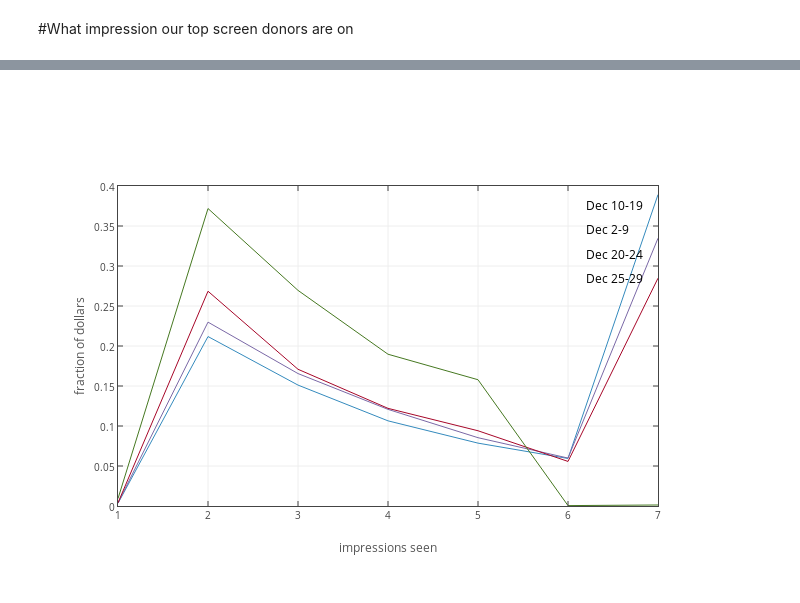
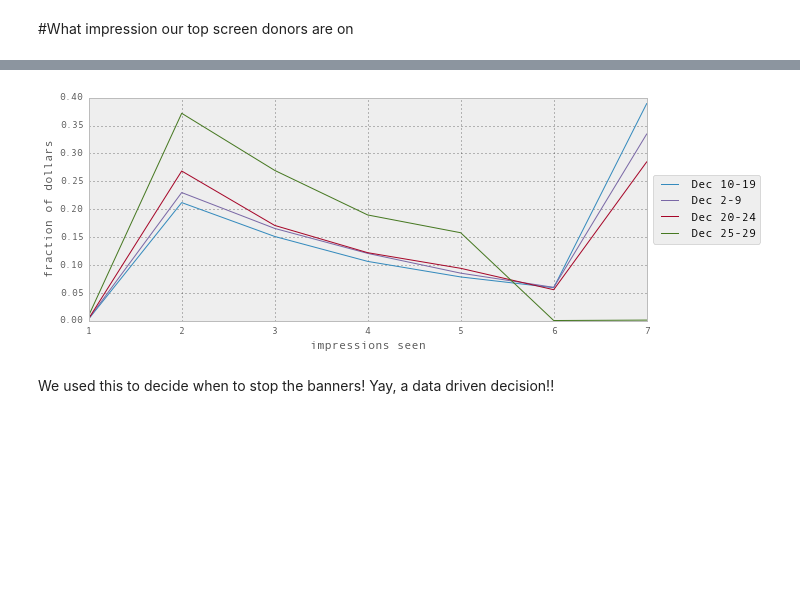
Before and after one commit to ewulczyn/wiki-misc, a Jupyter notebook: campaign_analysis/banner_impression_history.ipynb, the cells around one changed output, grey strips where cells are left out. Drawn from its saved outputs; the diff is of its cells as text; code cells hidden in the pictures; blank space fills up the shorter version.

```diff
--- a/campaign_analysis/banner_impression_history.ipynb
+++ b/campaign_analysis/banner_impression_history.ipynb
@@ -148,14 +187,15 @@ plot_by_impressions_seen(don,regs,**config)
 # %%
 
 config = {
     'normalize' : True,
     'max_impressions' : 6,
-    'interactive' : True,
     'amount' : True,
     'ylabel': 'fraction of dollars'
 }
 
 
 plot_by_impressions_seen(don,regs,**config)
 # %% [output]
-[figure, old version]
+[figure, new version]
+# %% [markdown]
+We used this to decide when to stop the banners! Yay, a data driven decision!!
```
Also changed, not shown: parts of 12 cells of this notebook, 43 other files.
